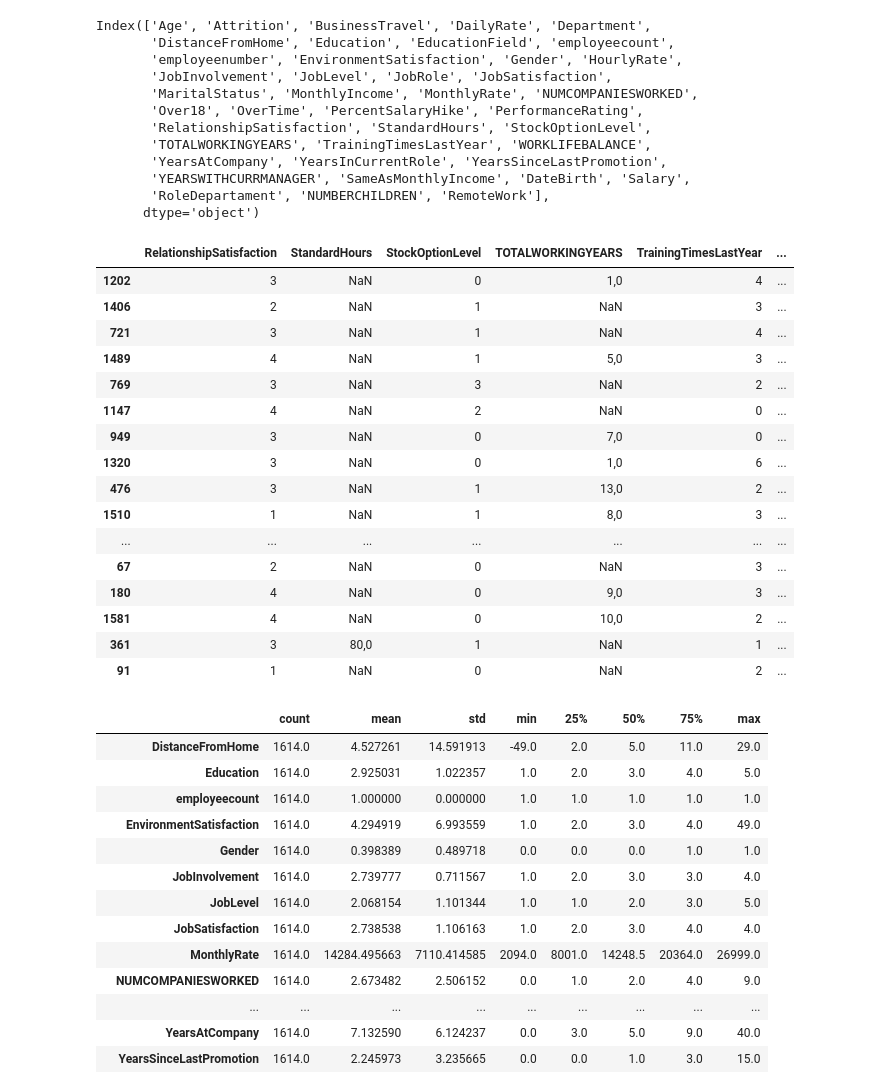
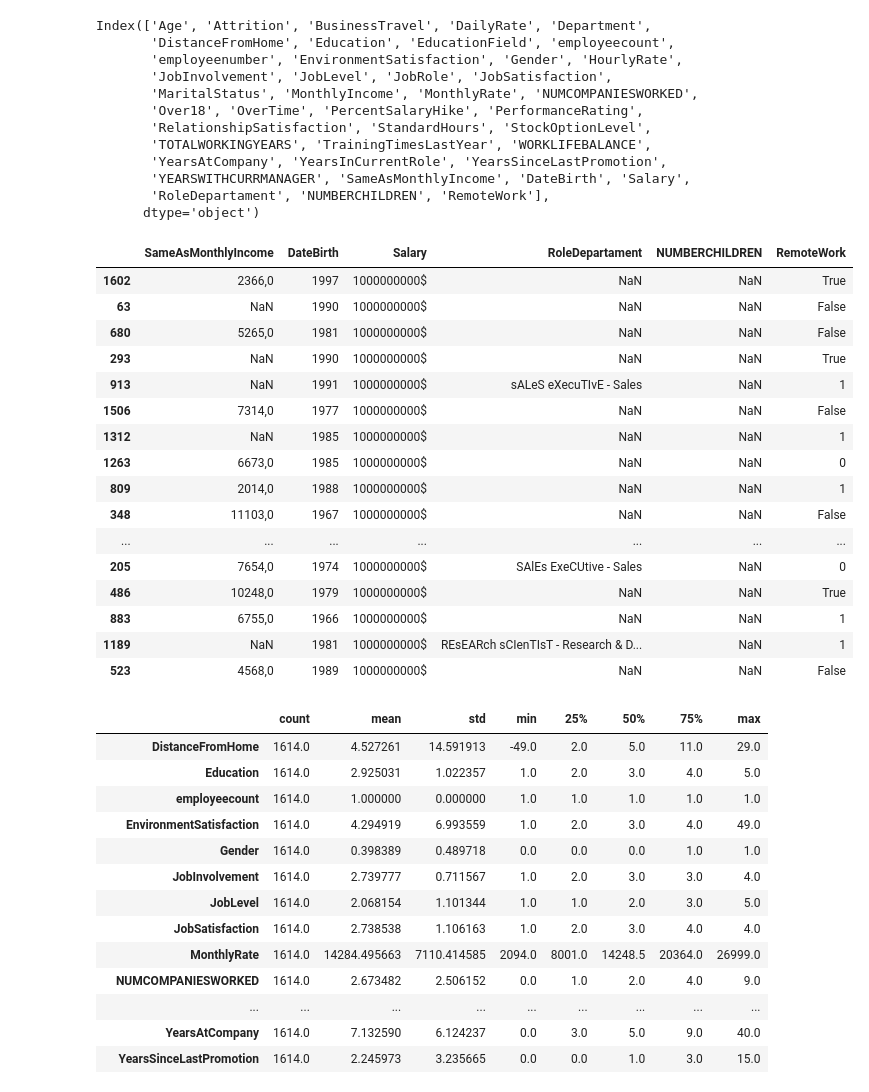
Before and after one commit to Adalab/proyecto-da-F-modulo3-team2, a Jupyter notebook: read_data.ipynb, the cells around one changed output. Cells and saved outputs as stored; diff of their text form; code cells hidden in the pictures.

```diff
--- a/read_data.ipynb
+++ b/read_data.ipynb
@@ -35,31 +35,28 @@ Index(['Age', 'Attrition', 'BusinessTravel', 'DailyRate', 'Department',
        'YEARSWITHCURRMANAGER', 'SameAsMonthlyIncome', 'DateBirth', 'Salary',
        'RoleDepartament', 'NUMBERCHILDREN', 'RemoteWork'],
       dtype='object')
-# %%
-df_data_set[[
-
-       'RelationshipSatisfaction', 'StandardHours','StockOptionLevel',
-       'TOTALWORKINGYEARS', 'TrainingTimesLastYear', 'WORKLIFEBALANCE',
-       'YearsAtCompany', 'YearsInCurrentRole', 'YearsSinceLastPromotion',
-       'YEARSWITHCURRMANAGER', 'SameAsMonthlyIncome']].sample(25)
-# %% [output]
-|  | RelationshipSatisfaction | StandardHours | StockOptionLevel | TOTALWORKINGYEARS | TrainingTimesLastYear | ... |
-| 1202 | 3 | NaN | 0 | 1,0 | 4 | ... |
-| 1406 | 2 | NaN | 1 | NaN | 3 | ... |
-| 721 | 3 | NaN | 1 | NaN | 4 | ... |
-| 1489 | 4 | NaN | 1 | 5,0 | 3 | ... |
-| 769 | 3 | NaN | 3 | NaN | 2 | ... |
-| 1147 | 4 | NaN | 2 | NaN | 0 | ... |
-| 949 | 3 | NaN | 0 | 7,0 | 0 | ... |
-| 1320 | 3 | NaN | 0 | 1,0 | 6 | ... |
-| 476 | 3 | NaN | 1 | 13,0 | 2 | ... |
-| 1510 | 1 | NaN | 1 | 8,0 | 3 | ... |
-| ... | ... | ... | ... | ... | ... | ... |
-| 67 | 2 | NaN | 0 | NaN | 3 | ... |
-| 180 | 4 | NaN | 0 | 9,0 | 3 | ... |
-| 1581 | 4 | NaN | 0 | 10,0 | 2 | ... |
-| 361 | 3 | 80,0 | 1 | NaN | 1 | ... |
-| 91 | 1 | NaN | 0 | NaN | 2 | ... |
+# %%
+df_data_set[[
+        'SameAsMonthlyIncome', 'DateBirth', 'Salary',
+       'RoleDepartament', 'NUMBERCHILDREN', 'RemoteWork']].sample(25)
+# %% [output]
+|  | SameAsMonthlyIncome | DateBirth | Salary | RoleDepartament | NUMBERCHILDREN | RemoteWork |
+| 1602 | 2366,0 | 1997 | 1000000000$ | NaN | NaN | True |
+| 63 | NaN | 1990 | 1000000000$ | NaN | NaN | False |
+| 680 | 5265,0 | 1981 | 1000000000$ | NaN | NaN | False |
+| 293 | NaN | 1990 | 1000000000$ | NaN | NaN | True |
+| 913 | NaN | 1991 | 1000000000$ | sALeS eXecuTIvE - Sales | NaN | 1 |
+| 1506 | 7314,0 | 1977 | 1000000000$ | NaN | NaN | False |
+| 1312 | NaN | 1985 | 1000000000$ | NaN | NaN | 1 |
+| 1263 | 6673,0 | 1985 | 1000000000$ | NaN | NaN | 0 |
+| 809 | 2014,0 | 1988 | 1000000000$ | NaN | NaN | 1 |
+| 348 | 11103,0 | 1967 | 1000000000$ | NaN | NaN | False |
+| ... | ... | ... | ... | ... | ... | ... |
+| 205 | 7654,0 | 1974 | 1000000000$ | SAlEs ExeCUtive - Sales | NaN | 0 |
+| 486 | 10248,0 | 1979 | 1000000000$ | NaN | NaN | True |
+| 883 | 6755,0 | 1966 | 1000000000$ | NaN | NaN | 1 |
+| 1189 | NaN | 1981 | 1000000000$ | REsEARch sCIenTIsT - Research & D... | NaN | 1 |
+| 523 | 4568,0 | 1989 | 1000000000$ | NaN | NaN | False |
 # %%
 df_data_set.describe().T
 # %% [output]
```
Also changed, not shown: parts of 5 cells of this notebook, 2 other files.
